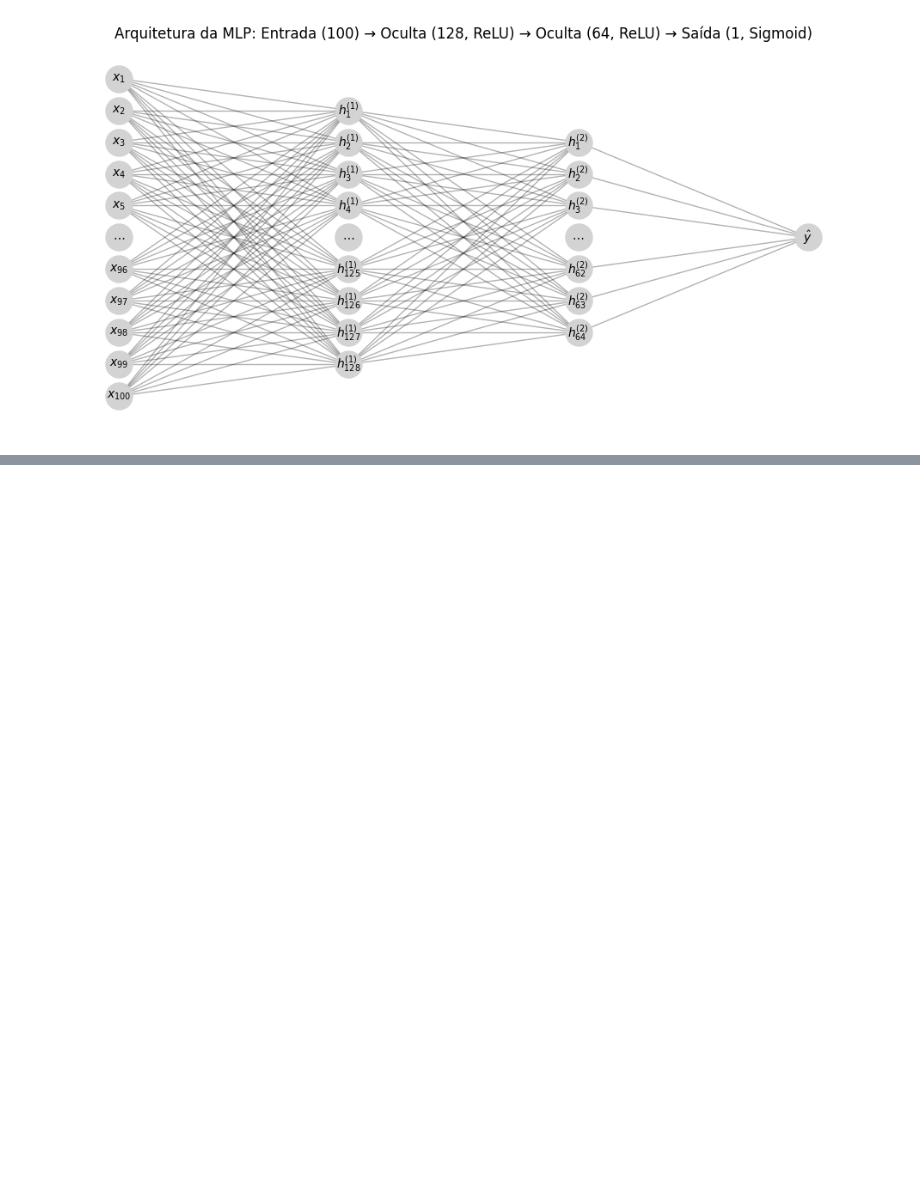
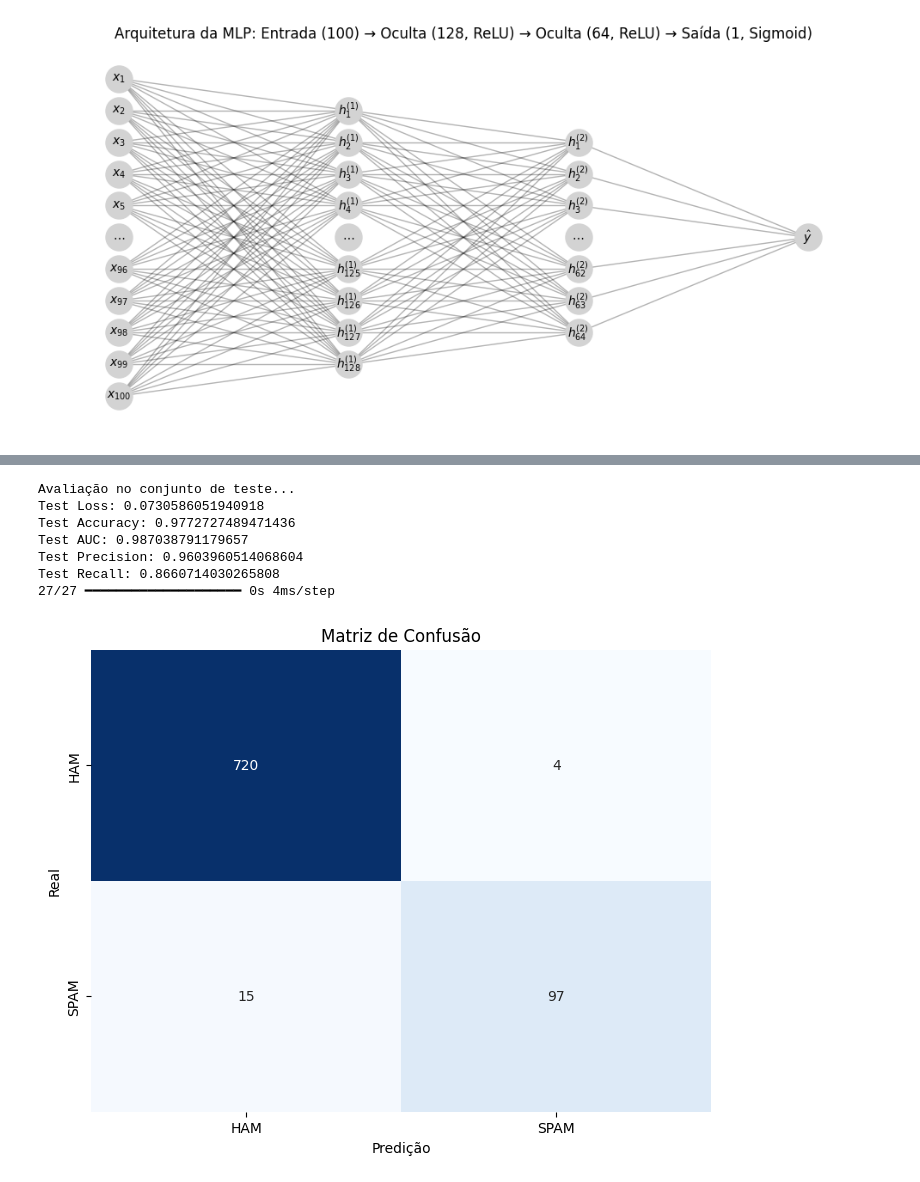
Before and after one commit to thyarles/unb-pca-spamdetector, a Jupyter notebook: spam.ipynb, the cells around one changed output, grey strips where cells are left out. Saved outputs shown, nothing was run; the diff lists cells and outputs as text; code cells hidden in the pictures; blank space fills up the shorter version.

```diff
--- a/spam.ipynb
+++ b/spam.ipynb
@@ -724,0 +505,41 @@ Validação cruzada 5-fold - Acurácia média: 0.9770 ± 0.0020
+# %%
+# Avaliar o modelo no conjunto de teste
+from sklearn.metrics import confusion_matrix, classification_report, roc_curve, auc, precision_recall_curve
+
+print("Avaliação no conjunto de teste...")
+test_loss, test_accuracy, test_auc, test_precision, test_recall = model.evaluate(
+    X_test_pad, y_test, verbose=0
+)
+
+# Imprimir as métricas de teste
+print(f"Test Loss: {test_loss}")
+print(f"Test Accuracy: {test_accuracy}")
+print(f"Test AUC: {test_auc}")
+print(f"Test Precision: {test_precision}")
+print(f"Test Recall: {test_recall}")
+
+# Predições no conjunto de teste
+y_pred_prob = model.predict(X_test_pad)
+y_pred = (y_pred_prob > 0.5).astype(int)  # Supondo que a saída seja binária
+
+# Matriz de Confusão
+cm = confusion_matrix(y_test, y_pred)
+
+# Visualizando a Matriz de Confusão com um heatmap
+plt.figure(figsize=(8, 6))
+sns.heatmap(cm, annot=True, fmt='d', cmap='Blues', cbar=False,
+            xticklabels=['HAM', 'SPAM'], yticklabels=['HAM', 'SPAM'])
+plt.title('Matriz de Confusão')
+plt.xlabel('Predição')
+plt.ylabel('Real')
+plt.savefig('figures/matriz_confusao.png')
+plt.show()
+# %% [output]
+Avaliação no conjunto de teste...
+Test Loss: 0.0730586051940918
+Test Accuracy: 0.9772727489471436
+Test AUC: 0.987038791179657
+Test Precision: 0.9603960514068604
+Test Recall: 0.8660714030265808
+27/27 ━━━━━━━━━━━━━━━━━━━━ 0s 4ms/step
+[figure, added]
```
Also changed, not shown: parts of 14 cells of this notebook, 8 other files.
